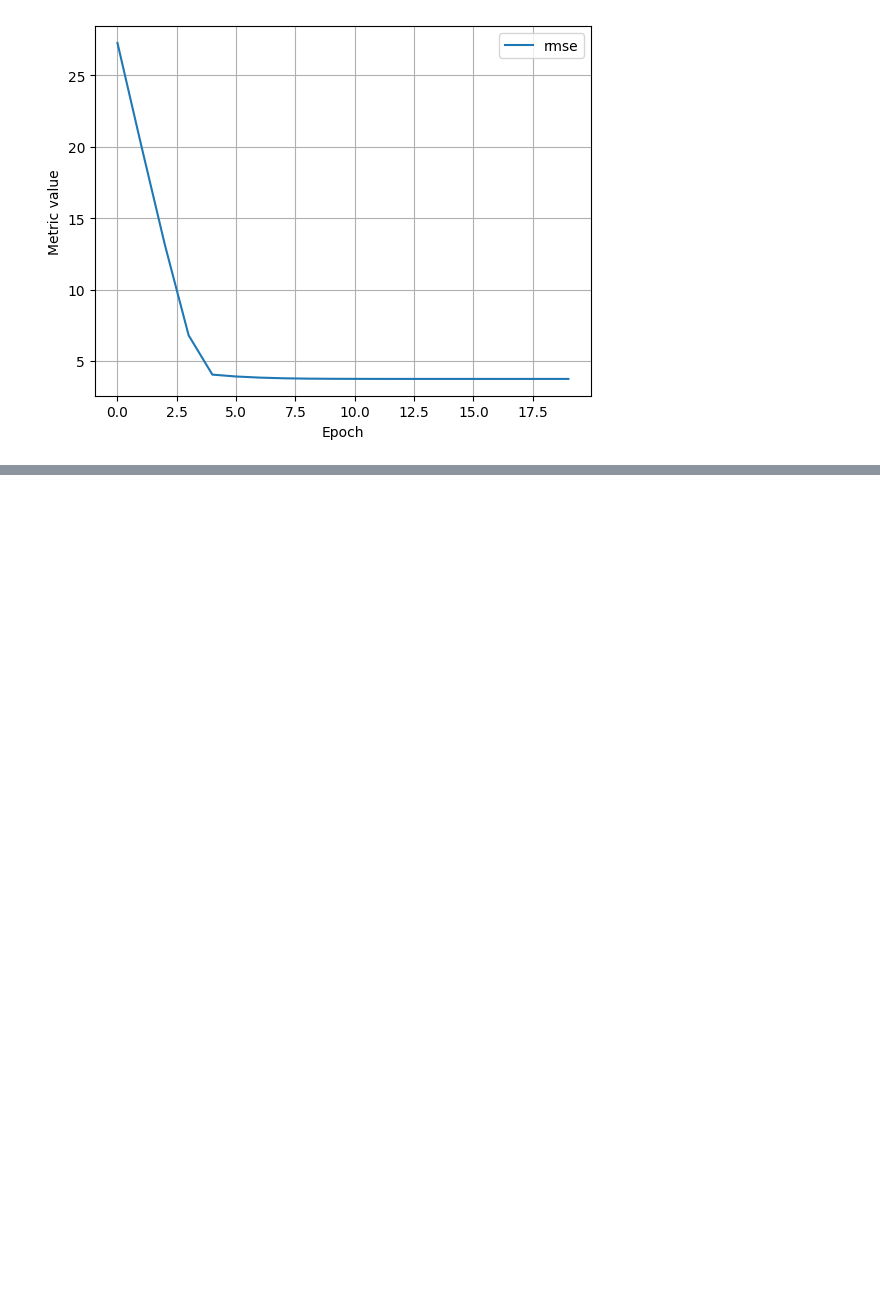
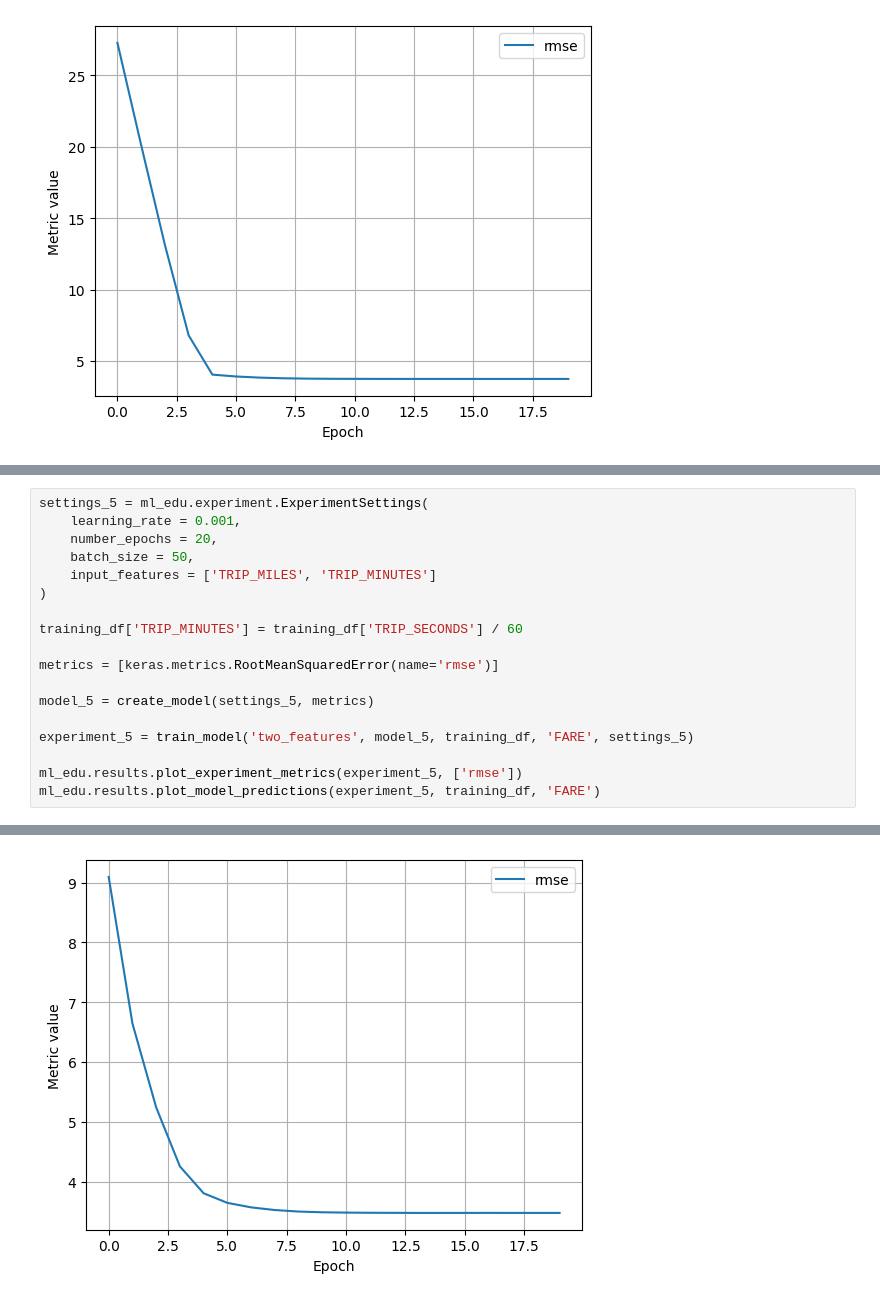
Before and after one commit to ydeschryver-cloud/Google-ML-Course, a Jupyter notebook: 01_linear_regression.ipynb, the cells around one changed output, grey strips where cells are left out. Drawn from its saved outputs; the diff is of its cells as text; blank space fills up the shorter version.

```diff
--- a/01_linear_regression.ipynb
+++ b/01_linear_regression.ipynb
@@ -124,0 +230,19 @@ Epoch 20/20
+# %%
+settings_5 = ml_edu.experiment.ExperimentSettings(
+    learning_rate = 0.001,
+    number_epochs = 20,
+    batch_size = 50,
+    input_features = ['TRIP_MILES', 'TRIP_MINUTES']
+)
+
+training_df['TRIP_MINUTES'] = training_df['TRIP_SECONDS'] / 60
+
+metrics = [keras.metrics.RootMeanSquaredError(name='rmse')]
+
+model_5 = create_model(settings_5, metrics)
+
+experiment_5 = train_model('two_features', model_5, training_df, 'FARE', settings_5)
+
+ml_edu.results.plot_experiment_metrics(experiment_5, ['rmse'])
+ml_edu.results.plot_model_predictions(experiment_5, training_df, 'FARE')
+# %% [output]
@@ -124,0 +266 @@ Epoch 20/20
+[figure, added]
```
Also changed, not shown: parts of 8 cells of this notebook.
